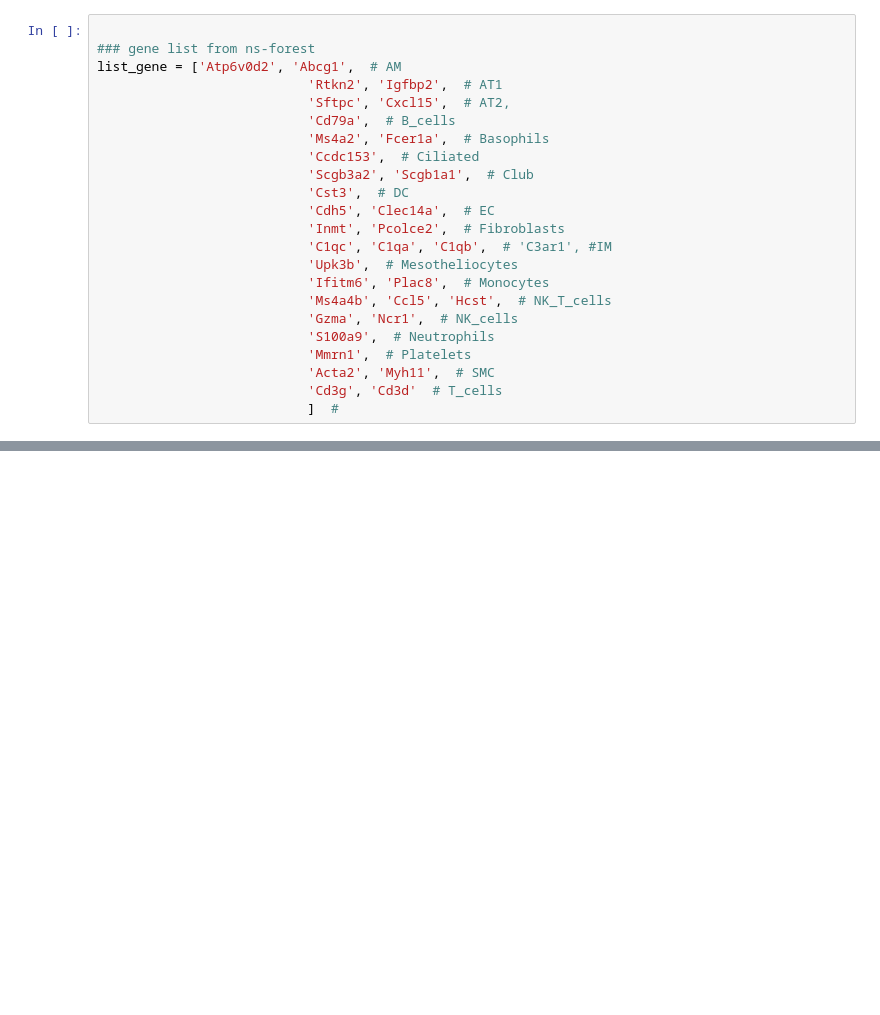
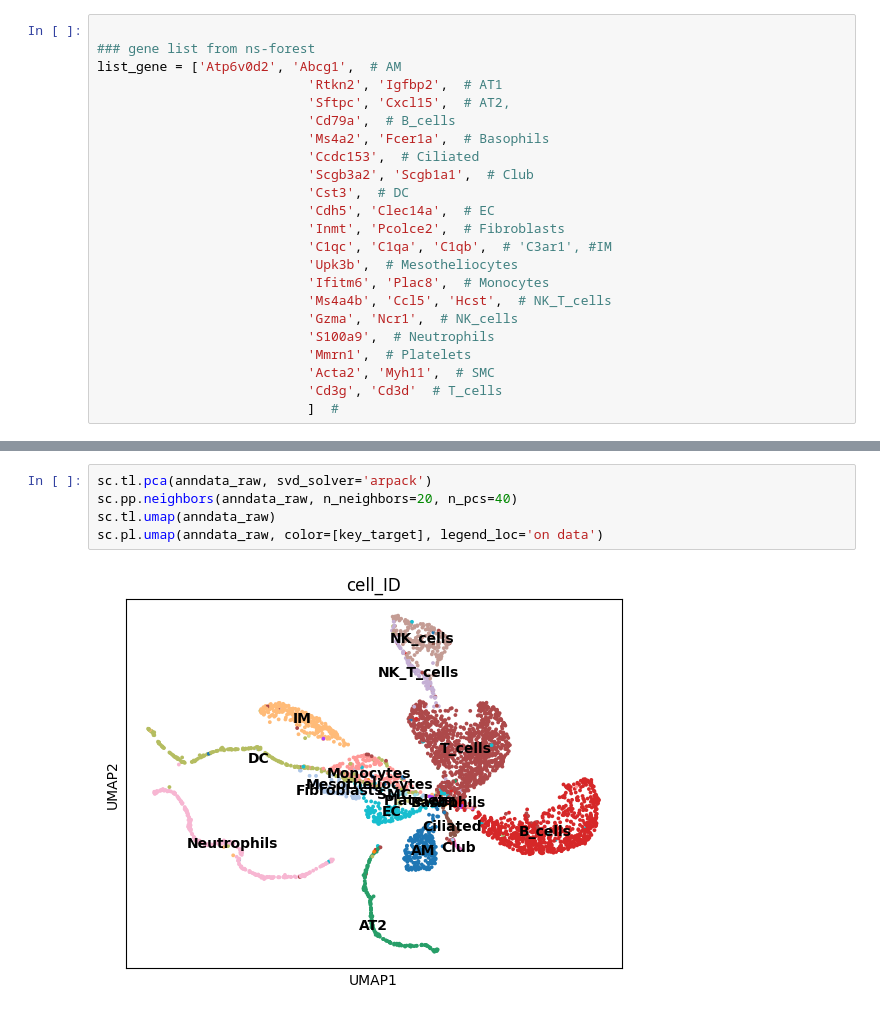
Before and after one commit to tdefa/tutorial, a Jupyter notebook: 2-marker_selection_evaluation_with_single_cell.ipynb, the cells around one changed output, grey strips where cells are left out. Drawn from its saved outputs; the diff is of its cells as text; blank space fills up the shorter version.

```diff
--- a/2-marker_selection_evaluation_with_single_cell.ipynb
+++ b/2-marker_selection_evaluation_with_single_cell.ipynb
@@ -106,0 +130,7 @@ WARNING: saving figure to file figures/violinviolin_phase.pdf
+# %%
+sc.tl.pca(anndata_raw, svd_solver='arpack')
+sc.pp.neighbors(anndata_raw, n_neighbors=20, n_pcs=40)
+sc.tl.umap(anndata_raw)
+sc.pl.umap(anndata_raw, color=[key_target], legend_loc='on data')
+# %% [output]
+[figure, added]
```
Also changed, not shown: parts of 18 cells of this notebook, 6 other files.
